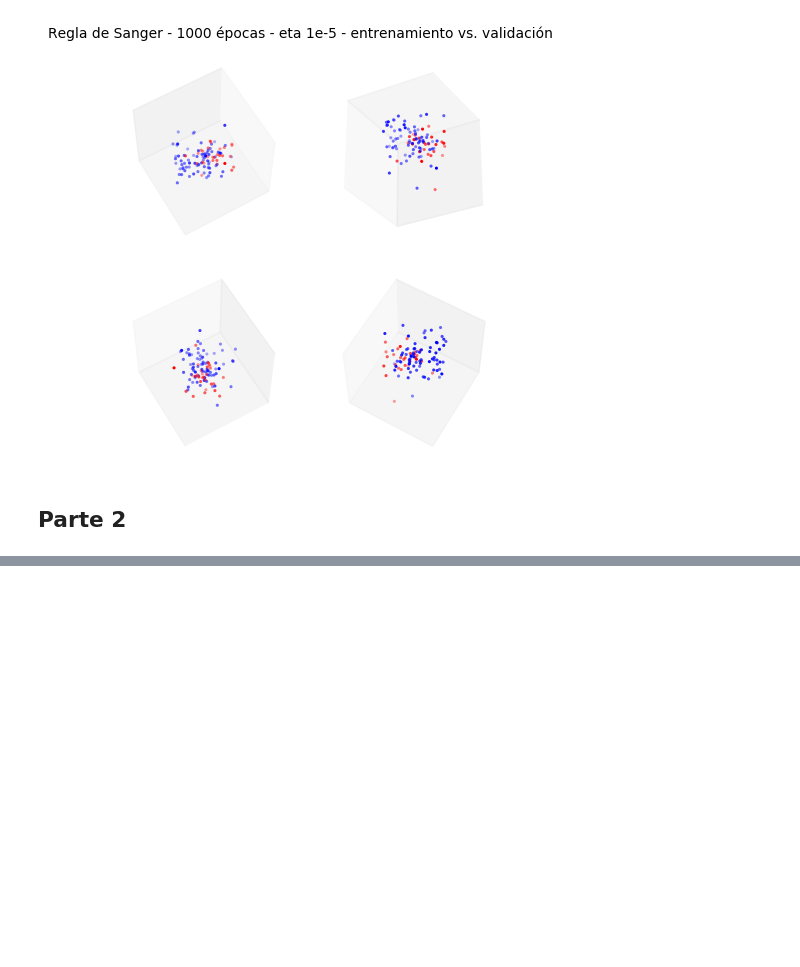
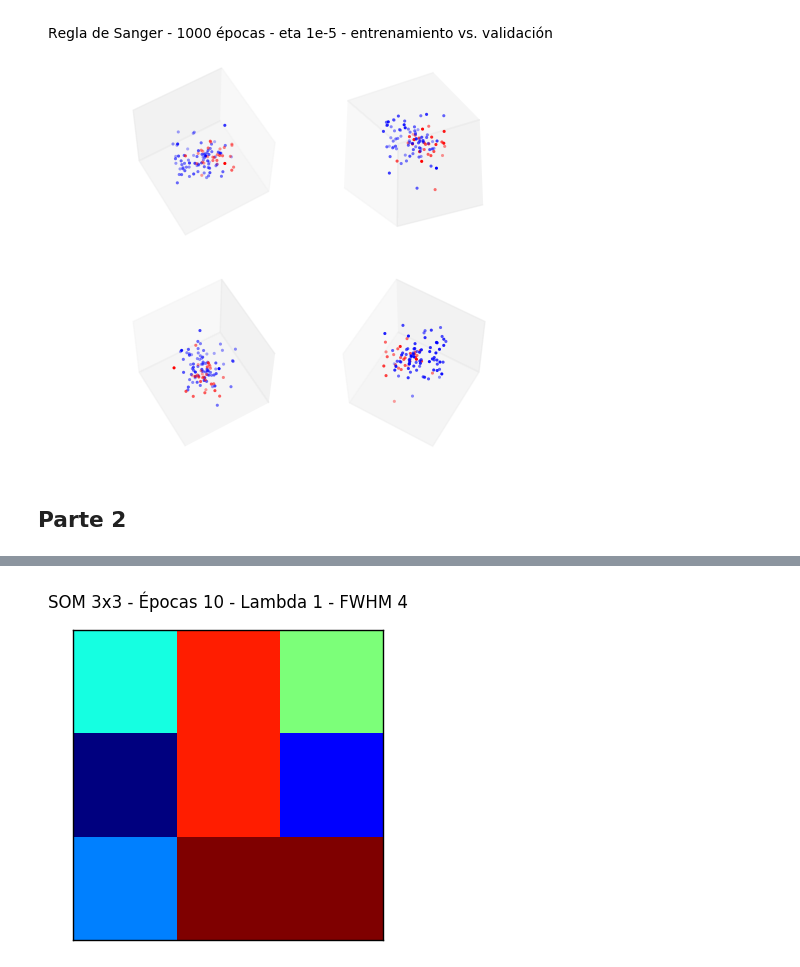
Before and after one commit to matiasbattocchia/redes-neuronales, a Jupyter notebook: tp2/TP 2.ipynb, the cells around one changed output, grey strips where cells are left out. Saved outputs shown, nothing was run; the diff lists cells and outputs as text; code cells hidden in the pictures; blank space fills up the shorter version.

```diff
--- a/tp2/TP 2.ipynb
+++ b/tp2/TP 2.ipynb
@@ -287,0 +345,4 @@ class SOM(BaseEstimator):
+# %%
+experimento(factor_aprendizaje=1, épocas=10, lado=3, fwhm_inicial=4)
+# %% [output]
+[figure, added]
```
Also changed, not shown: parts of 54 cells of this notebook.
